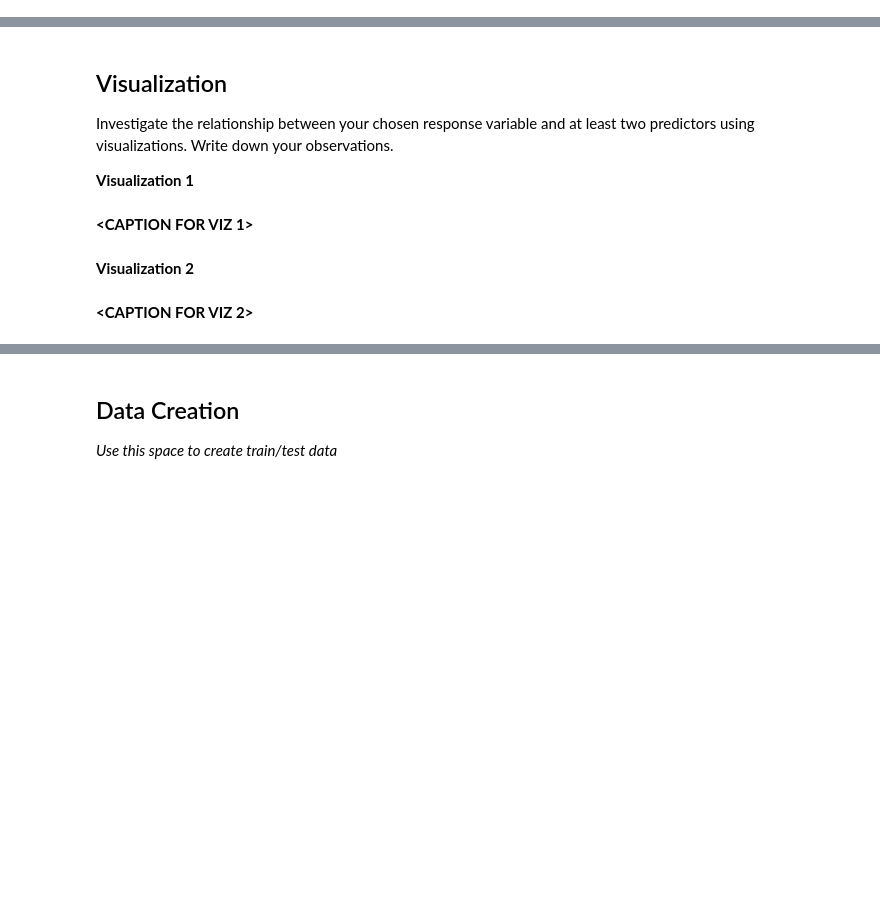
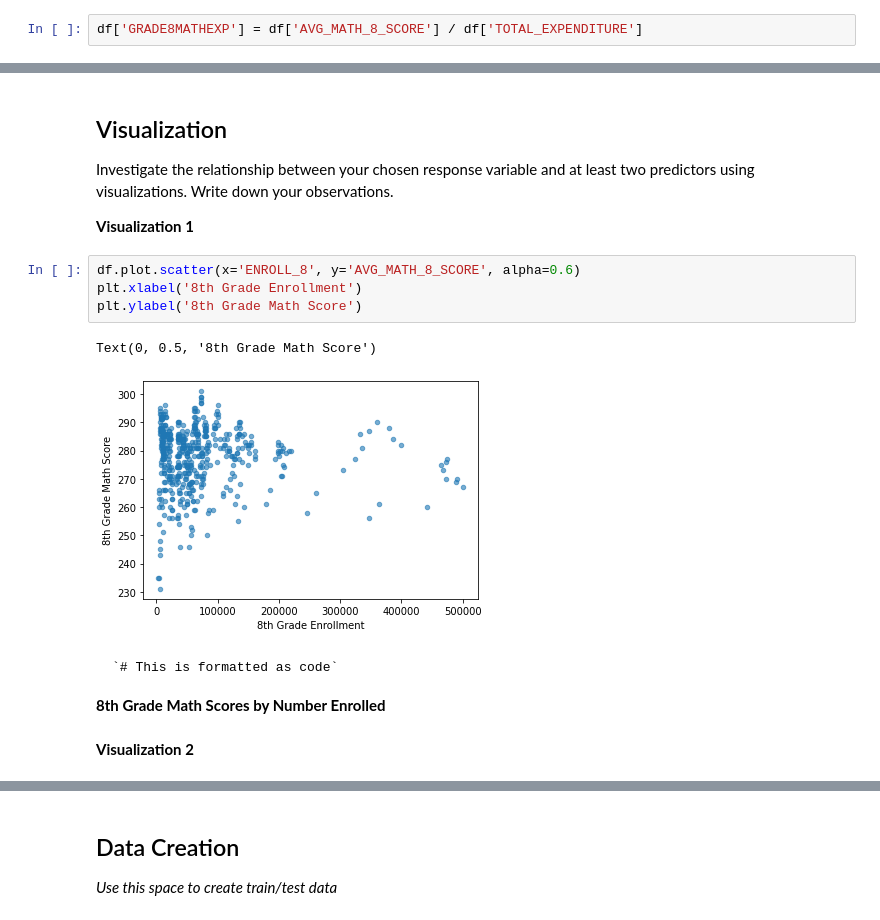
Before and after one commit to nokovacs/MDST-Bootcamp, a Jupyter notebook: checkpoint1.ipynb, the cells around one changed output, grey strips where cells are left out. Cells and saved outputs as stored; diff of their text form; blank space fills up the shorter version.

````diff
--- a/checkpoint1.ipynb
+++ b/checkpoint1.ipynb
@@ -121,0 +152,2 @@ Feature engineering justification: **<BRIEFLY DESCRIBE WHY YOU MADE THE CHANGES
+# %%
+df['GRADE8MATHEXP'] = df['AVG_MATH_8_SCORE'] / df['TOTAL_EXPENDITURE']
@@ -125,9 +159,20 @@ Feature engineering justification: **<BRIEFLY DESCRIBE WHY YOU MADE THE CHANGES
 Investigate the relationship between your chosen response variable and at least two predictors using visualizations. Write down your observations.
 
 **Visualization 1**
-# %% [markdown]
-**<CAPTION FOR VIZ 1>**
+# %%
+df.plot.scatter(x='ENROLL_8', y='AVG_MATH_8_SCORE', alpha=0.6)
+plt.xlabel('8th Grade Enrollment')
+plt.ylabel('8th Grade Math Score')
+# %% [output]
+Text(0, 0.5, '8th Grade Math Score')
+[figure, added]
+# %% [markdown]
+
+
+```
+`# This is formatted as code`
+```
+
+**8th Grade Math Scores by Number Enrolled**
 # %% [markdown]
 **Visualization 2**
-# %% [markdown]
-**<CAPTION FOR VIZ 2>**
````
Also changed, not shown: parts of 20 cells of this notebook.
